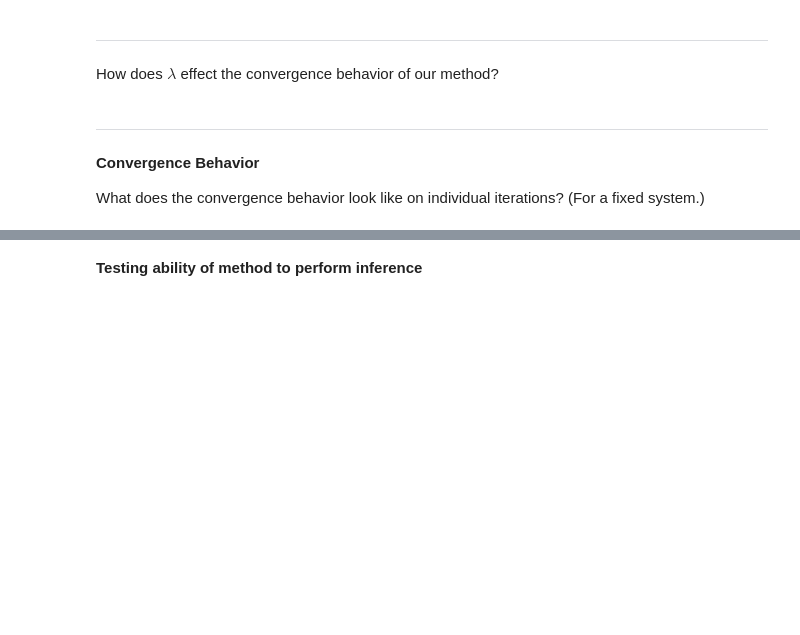
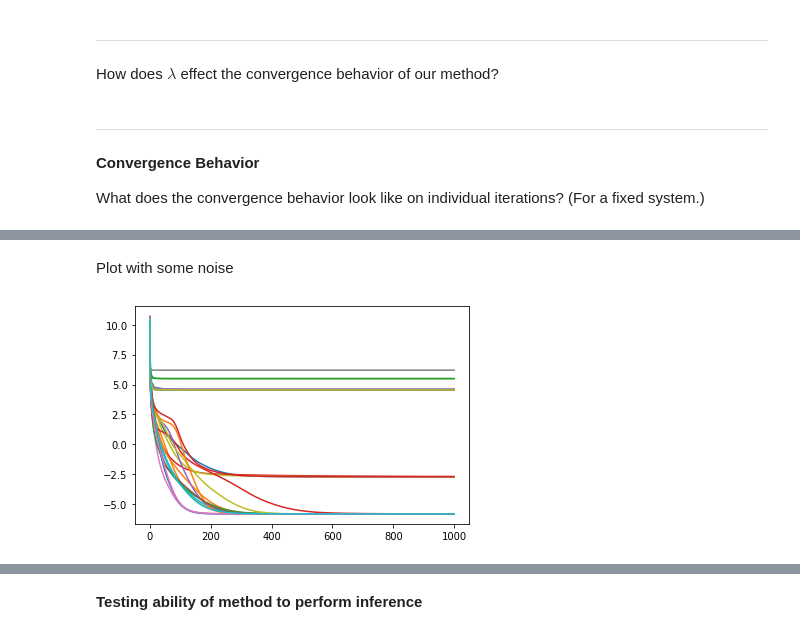
Before and after one commit to wswartworth/weighted_nmf, a Jupyter notebook: alternating_nnls.ipynb, the cells around one changed output, grey strips where cells are left out. Drawn from its saved outputs; the diff is of its cells as text; code cells hidden in the pictures; blank space fills up the shorter version.

```diff
--- a/alternating_nnls.ipynb
+++ b/alternating_nnls.ipynb
@@ -178,0 +181,9 @@ Here we plot the log loss as a function of the iteration number for various rand
+# %% [markdown]
+Plot with some noise
+# %%
+m,n,k = 50,50,5
+lmda = 1
+(X,y), (A,B,v) = noisy_problem(m,n,k, noise_rate=0.1)
+plot_convergence_curves(X,y, lmda, k, num_curves=30, num_iters=1000)
+# %% [output]
+[figure, added]
```
Also changed, not shown: parts of 12 cells of this notebook.
